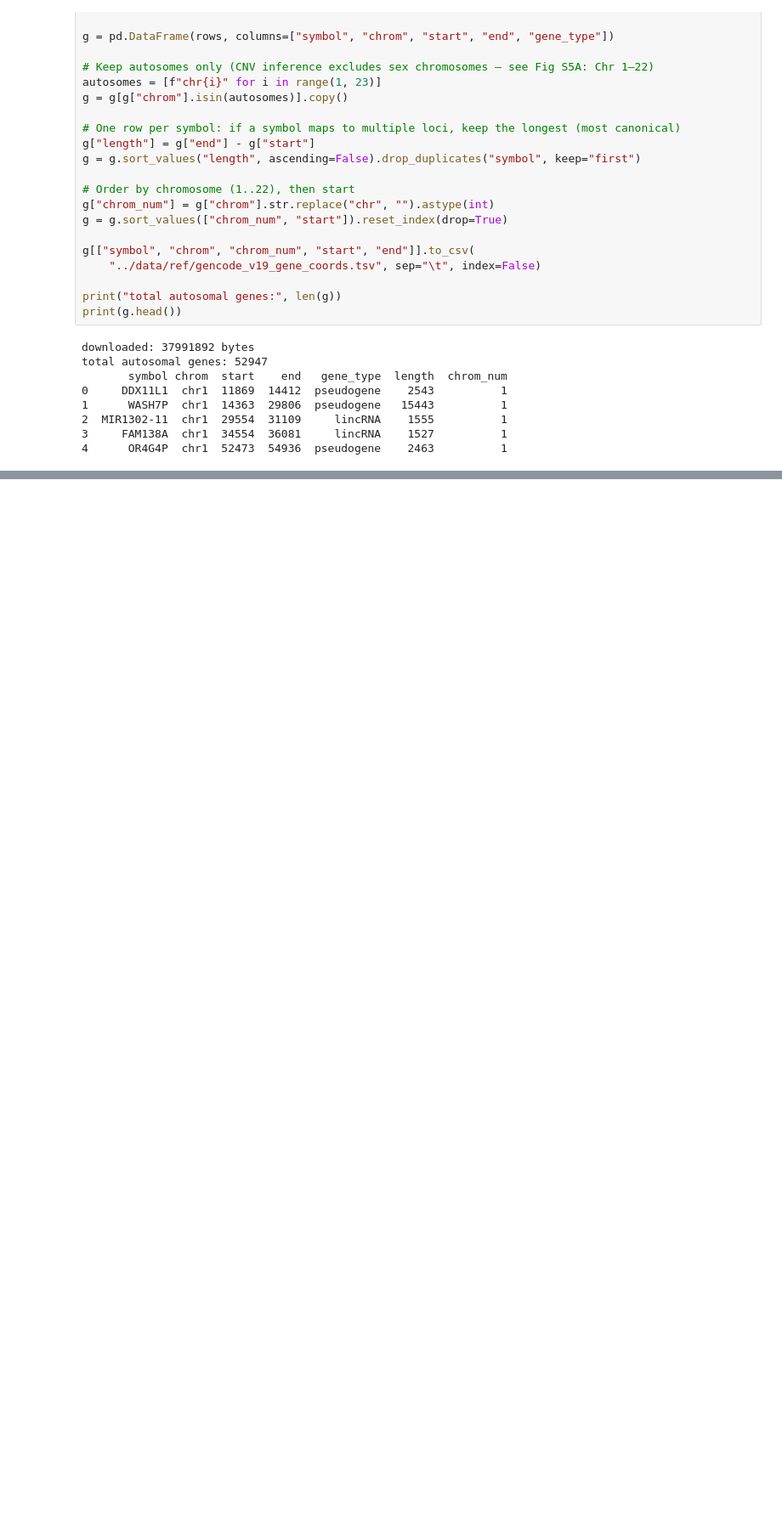
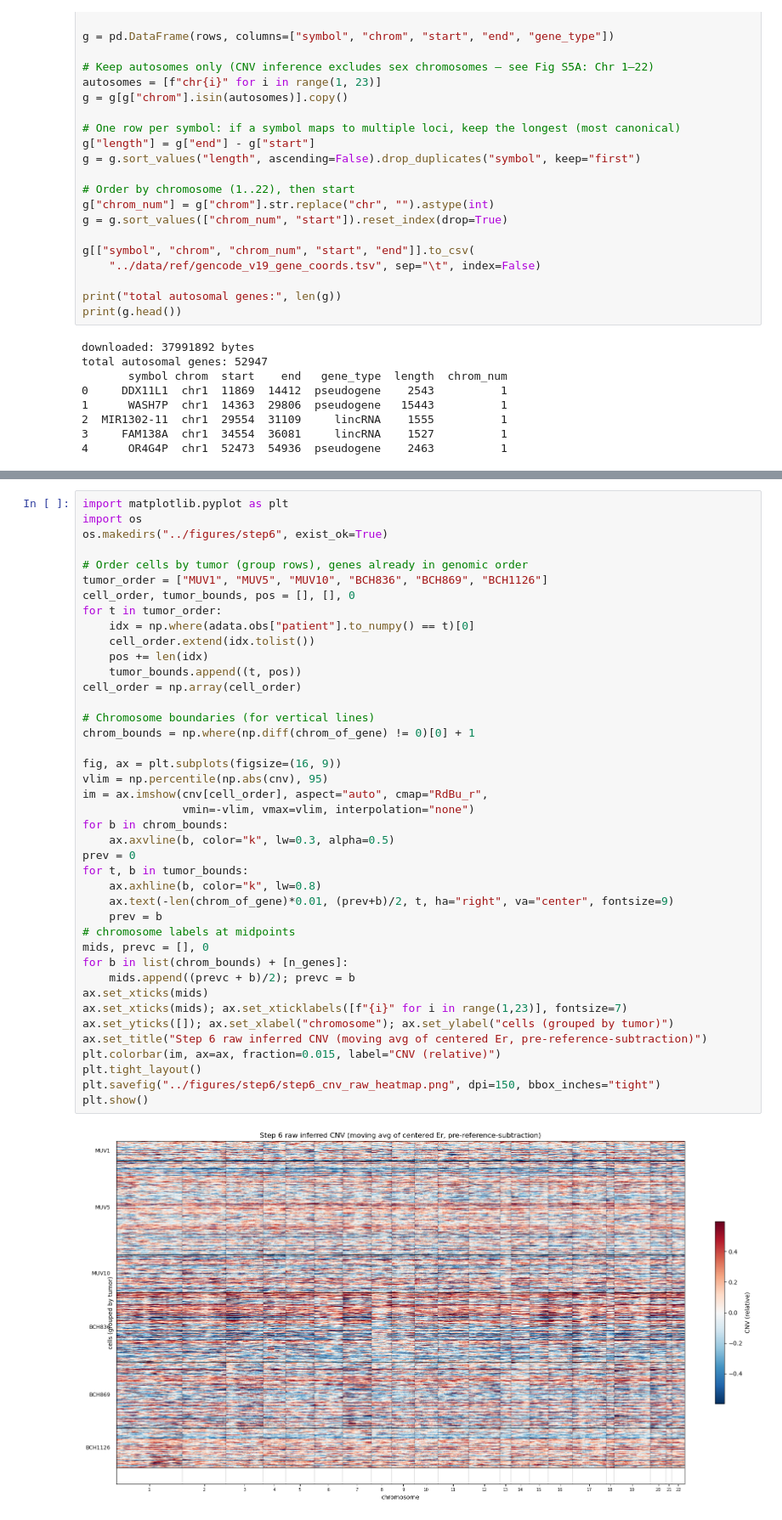
Before and after one commit to kianinsilico/masters_thesis, a Jupyter notebook: pyScript/step6_notebook.ipynb, the cells around one changed output, grey strips where cells are left out. Shown at 85% size. Drawn from its saved outputs; the diff is of its cells as text; blank space fills up the shorter version.

Commit message:
add notebook for step6

```diff
--- a/pyScript/step6_notebook.ipynb
+++ b/pyScript/step6_notebook.ipynb
@@ -80,0 +215,43 @@ FileNotFoundError: [Errno 2] Unable to synchronously open file (unable to open f
+# %%
+import matplotlib.pyplot as plt
+import os
+os.makedirs("../figures/step6", exist_ok=True)
+
+# Order cells by tumor (group rows), genes already in genomic order
+tumor_order = ["MUV1", "MUV5", "MUV10", "BCH836", "BCH869", "BCH1126"]
+cell_order, tumor_bounds, pos = [], [], 0
+for t in tumor_order:
+    idx = np.where(adata.obs["patient"].to_numpy() == t)[0]
+    cell_order.extend(idx.tolist())
+    pos += len(idx)
+    tumor_bounds.append((t, pos))
+cell_order = np.array(cell_order)
+
+# Chromosome boundaries (for vertical lines)
+chrom_bounds = np.where(np.diff(chrom_of_gene) != 0)[0] + 1
+
+fig, ax = plt.subplots(figsize=(16, 9))
+vlim = np.percentile(np.abs(cnv), 95)
+im = ax.imshow(cnv[cell_order], aspect="auto", cmap="RdBu_r",
+               vmin=-vlim, vmax=vlim, interpolation="none")
+for b in chrom_bounds:
+    ax.axvline(b, color="k", lw=0.3, alpha=0.5)
+prev = 0
+for t, b in tumor_bounds:
+    ax.axhline(b, color="k", lw=0.8)
+    ax.text(-len(chrom_of_gene)*0.01, (prev+b)/2, t, ha="right", va="center", fontsize=9)
+    prev = b
+# chromosome labels at midpoints
+mids, prevc = [], 0
+for b in list(chrom_bounds) + [n_genes]:
+    mids.append((prevc + b)/2); prevc = b
+ax.set_xticks(mids)
+ax.set_xticks(mids); ax.set_xticklabels([f"{i}" for i in range(1,23)], fontsize=7)
+ax.set_yticks([]); ax.set_xlabel("chromosome"); ax.set_ylabel("cells (grouped by tumor)")
+ax.set_title("Step 6 raw inferred CNV (moving avg of centered Er, pre-reference-subtraction)")
+plt.colorbar(im, ax=ax, fraction=0.015, label="CNV (relative)")
+plt.tight_layout()
+plt.savefig("../figures/step6/step6_cnv_raw_heatmap.png", dpi=150, bbox_inches="tight")
+plt.show()
+# %% [output]
+[figure, added]
```
Also changed, not shown: parts of 12 cells of this notebook, 2 other files.
